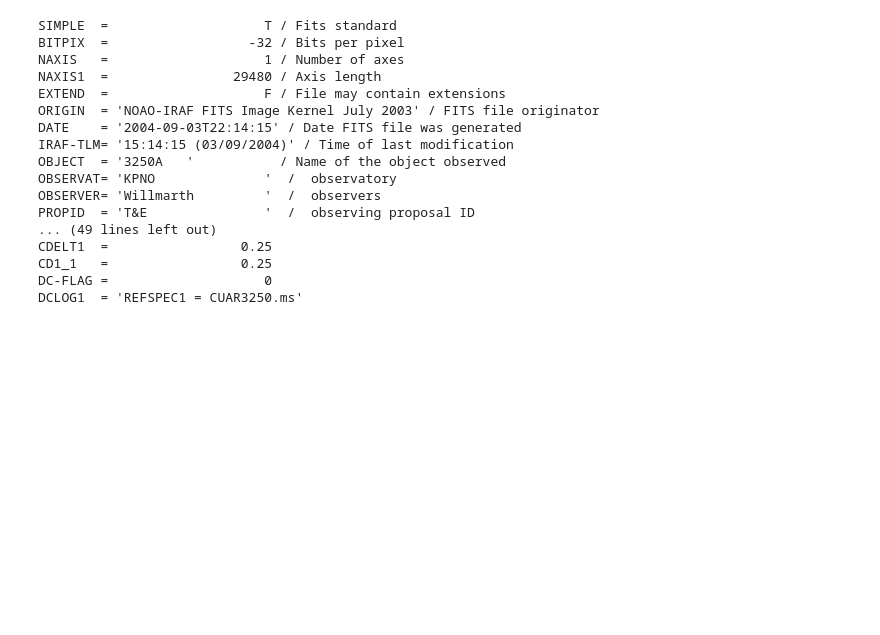
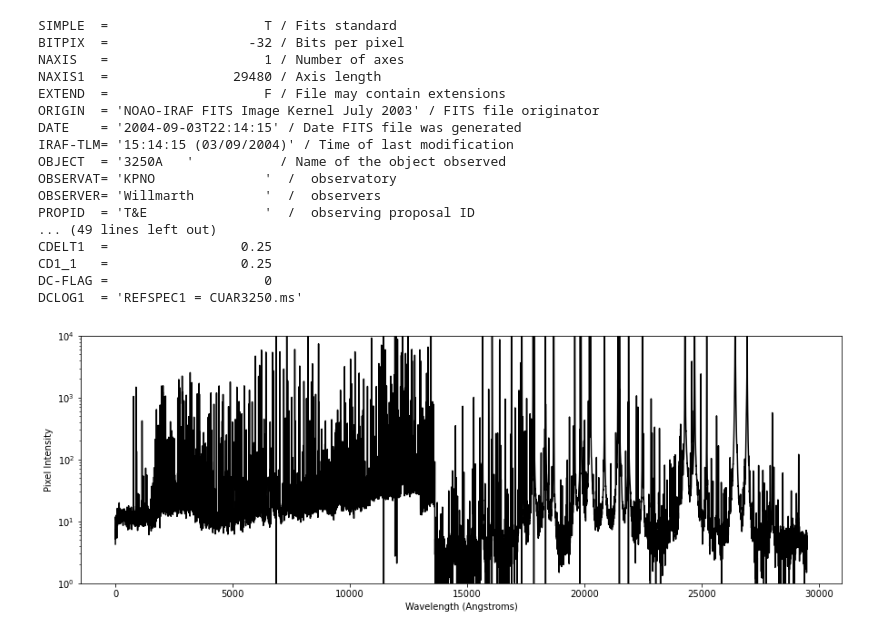
Before and after one commit to astronamanj/641_Observational_Techniques, a Jupyter notebook: omm_spectograph/calibration.ipynb, the cells around one changed output. Drawn from its saved outputs; the diff is of its cells as text; code cells hidden in the pictures; blank space fills up the shorter version.

```diff
--- a/omm_spectograph/calibration.ipynb
+++ b/omm_spectograph/calibration.ipynb
@@ -74,0 +85,11 @@ DCLOG1  = 'REFSPEC1 = CUAR3250.ms'
+# %%
+fig, ax = plt.subplots(figsize=(15, 5))
+ax.plot(cuar ,color='black')
+ax.set_xlabel('Wavelength (Angstroms)')
+ax.set_ylabel('Pixel Intensity')
+ax.set_yscale('log')
+ax.set_xscale('linear')
+ax.set_ylim(1, 1e4)
+plt.show()
+# %% [output]
+[figure, added]
```
Also changed, not shown: parts of 6 cells of this notebook, 1 other file.
